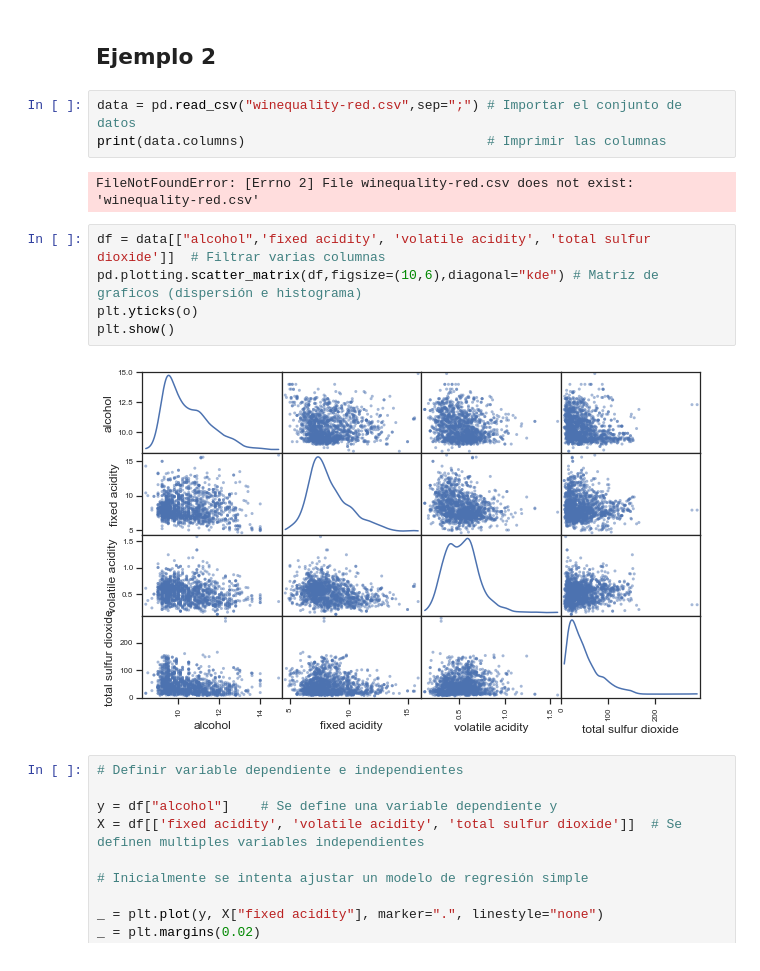
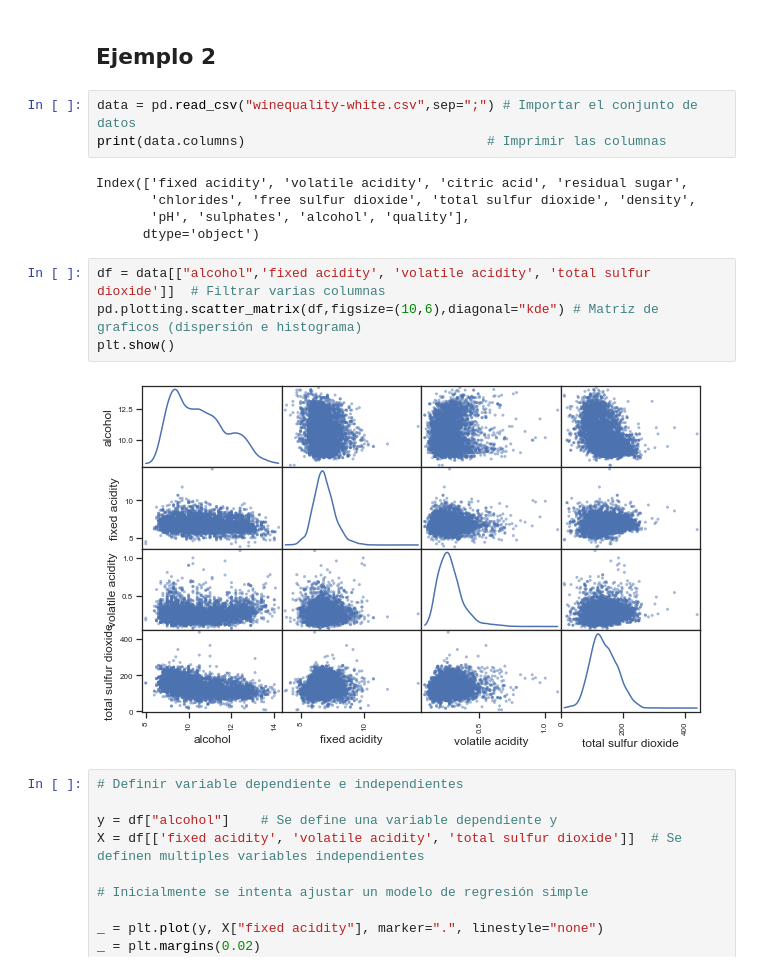
Before and after one commit to OPALO-ESTADISTICA/Estadistica, a Jupyter notebook: Regresión lineal.ipynb, the cells around one changed output. Drawn from its saved outputs; the diff is of its cells as text.

```diff
--- a/Regresión lineal.ipynb
+++ b/Regresión lineal.ipynb
@@ -32,17 +32,19 @@ plt.show()
 # %% [markdown]
 ## Ejemplo 2
 # %%
-data = pd.read_csv("winequality-red.csv",sep=";") # Importar el conjunto de datos
+data = pd.read_csv("winequality-white.csv",sep=";") # Importar el conjunto de datos
 print(data.columns)                               # Imprimir las columnas
 # %% [output]
-FileNotFoundError: [Errno 2] File winequality-red.csv does not exist: 'winequality-red.csv'
+Index(['fixed acidity', 'volatile acidity', 'citric acid', 'residual sugar',
+       'chlorides', 'free sulfur dioxide', 'total sulfur dioxide', 'density',
+       'pH', 'sulphates', 'alcohol', 'quality'],
+      dtype='object')
 # %%
 df = data[["alcohol",'fixed acidity', 'volatile acidity', 'total sulfur dioxide']]  # Filtrar varias columnas
 pd.plotting.scatter_matrix(df,figsize=(10,6),diagonal="kde") # Matriz de graficos (dispersión e histograma)
-plt.yticks(o)
 plt.show()
 # %% [output]
-[figure, old version]
+[figure, new version]
 # %%
 # Definir variable dependiente e independientes
 
```
Also changed, not shown: parts of 1 cell of this notebook, 9 other files.
